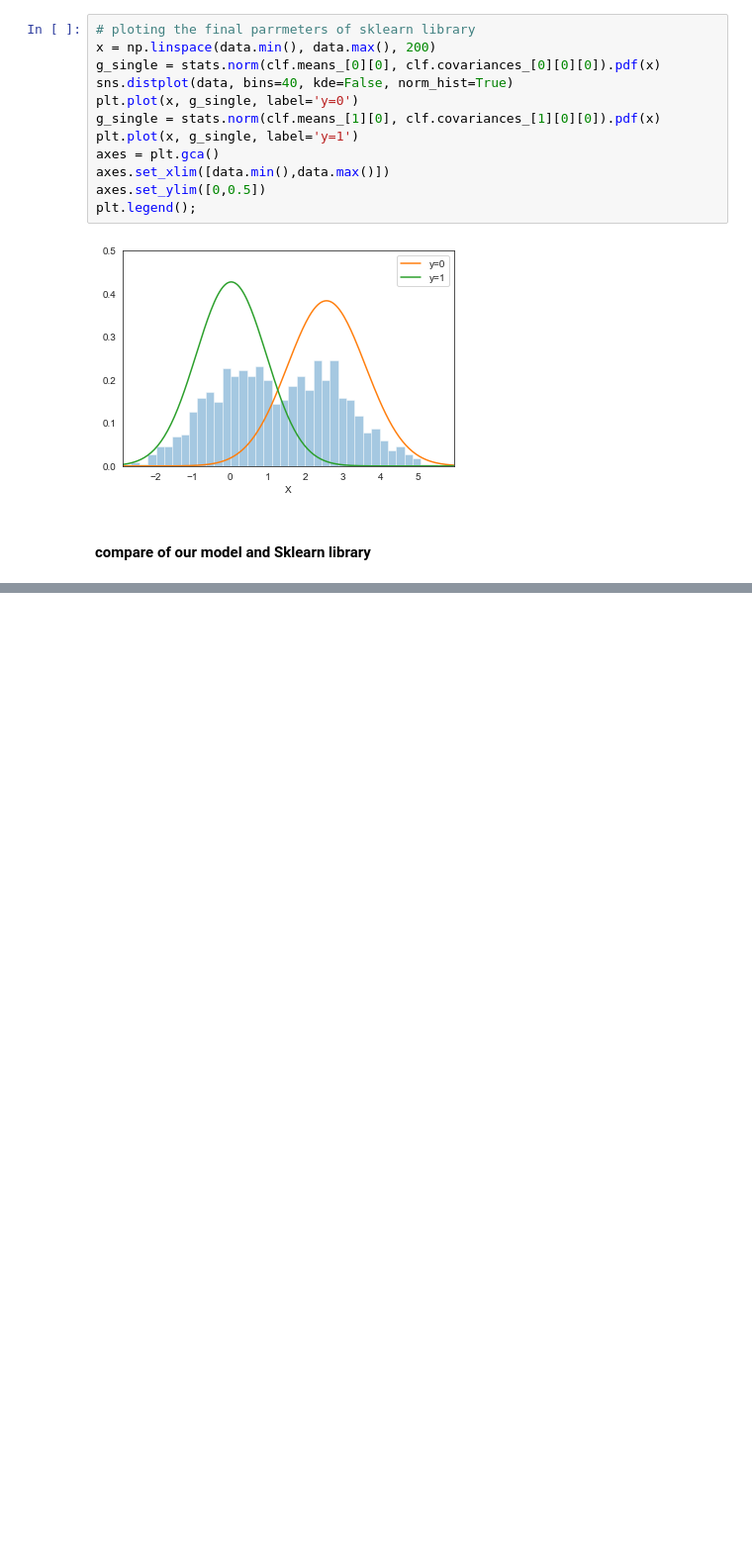
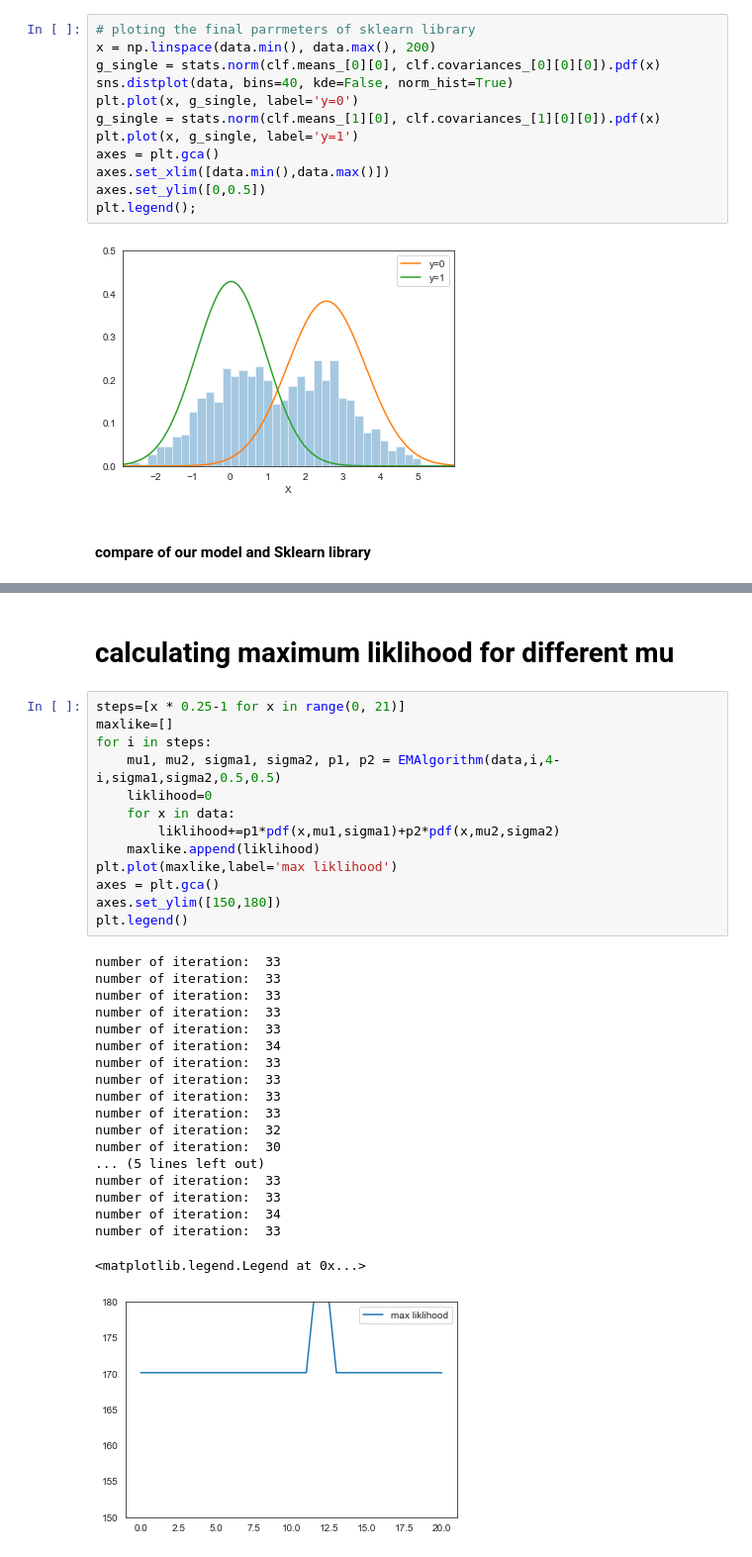
Before and after one commit to mohamad72/EM-Algorithm-with-python-jupyter-without-sklearn-and-with-sklearn-, a Jupyter notebook: EM Algorithm 1d.ipynb, the cells around one changed output, grey strips where cells are left out. Shown at 99% size. Saved outputs shown, nothing was run; the diff lists cells and outputs as text; blank space fills up the shorter version.

```diff
--- a/EM Algorithm 1d.ipynb
+++ b/EM Algorithm 1d.ipynb
@@ -208,0 +213,35 @@ diffrence between sklearn & our algorithm for 2nd: mu =  0.04508182973621696   a
+# %% [markdown]
+# calculating maximum liklihood for different mu
+# %%
+steps=[x * 0.25-1 for x in range(0, 21)]
+maxlike=[]
+for i in steps:
+    mu1, mu2, sigma1, sigma2, p1, p2 = EMAlgorithm(data,i,4-i,sigma1,sigma2,0.5,0.5)
+    liklihood=0
+    for x in data:
+        liklihood+=p1*pdf(x,mu1,sigma1)+p2*pdf(x,mu2,sigma2)
+    maxlike.append(liklihood)
+plt.plot(maxlike,label='max liklihood')
+axes = plt.gca()
+axes.set_ylim([150,180])
+plt.legend()
+# %% [output]
+number of iteration:  33
+number of iteration:  33
+number of iteration:  33
+number of iteration:  33
+number of iteration:  33
+number of iteration:  34
+number of iteration:  33
+number of iteration:  33
+number of iteration:  33
+number of iteration:  33
+number of iteration:  32
+number of iteration:  30
+... (5 lines left out)
+number of iteration:  33
+number of iteration:  33
+number of iteration:  34
+number of iteration:  33
+<matplotlib.legend.Legend at 0x...>
+[figure, added]
```
Also changed, not shown: parts of 7 cells of this notebook.
